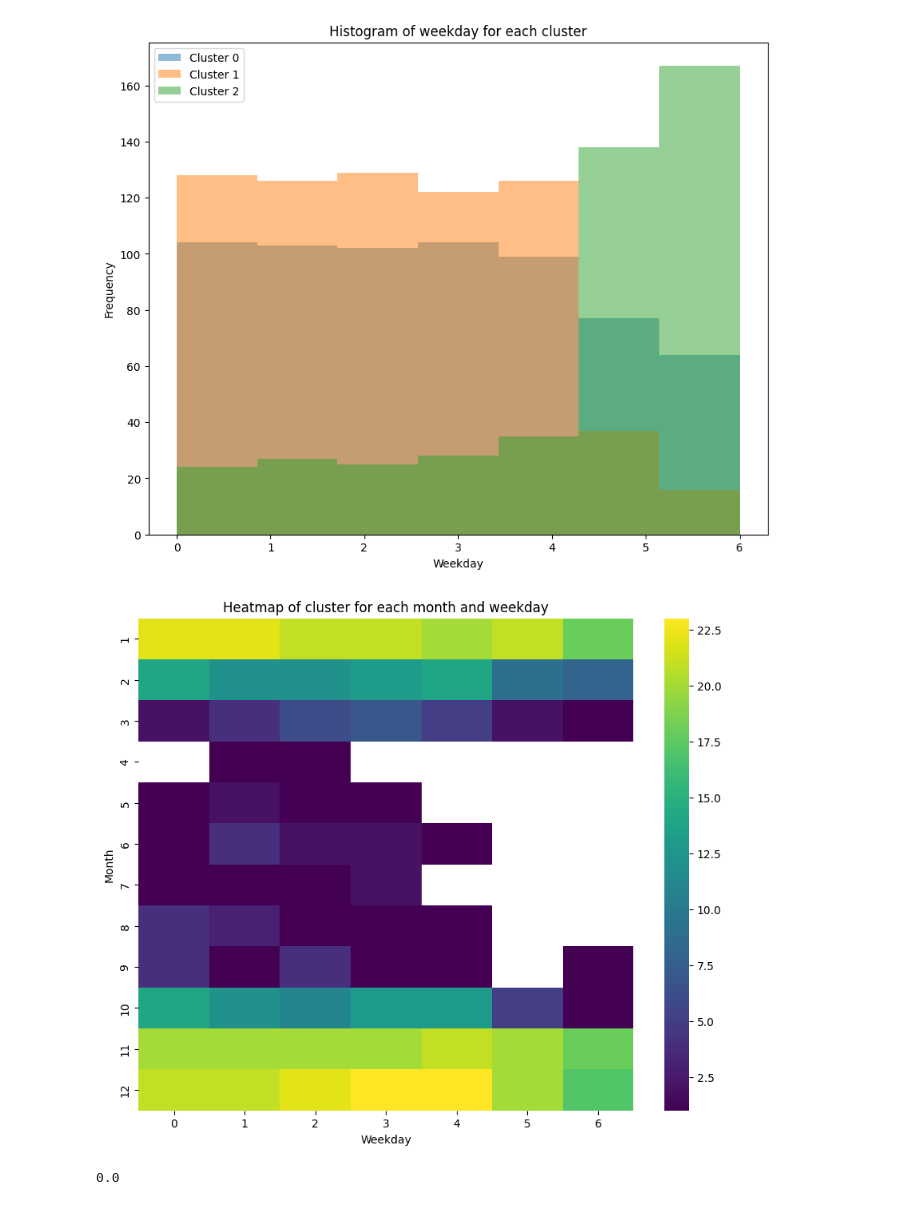
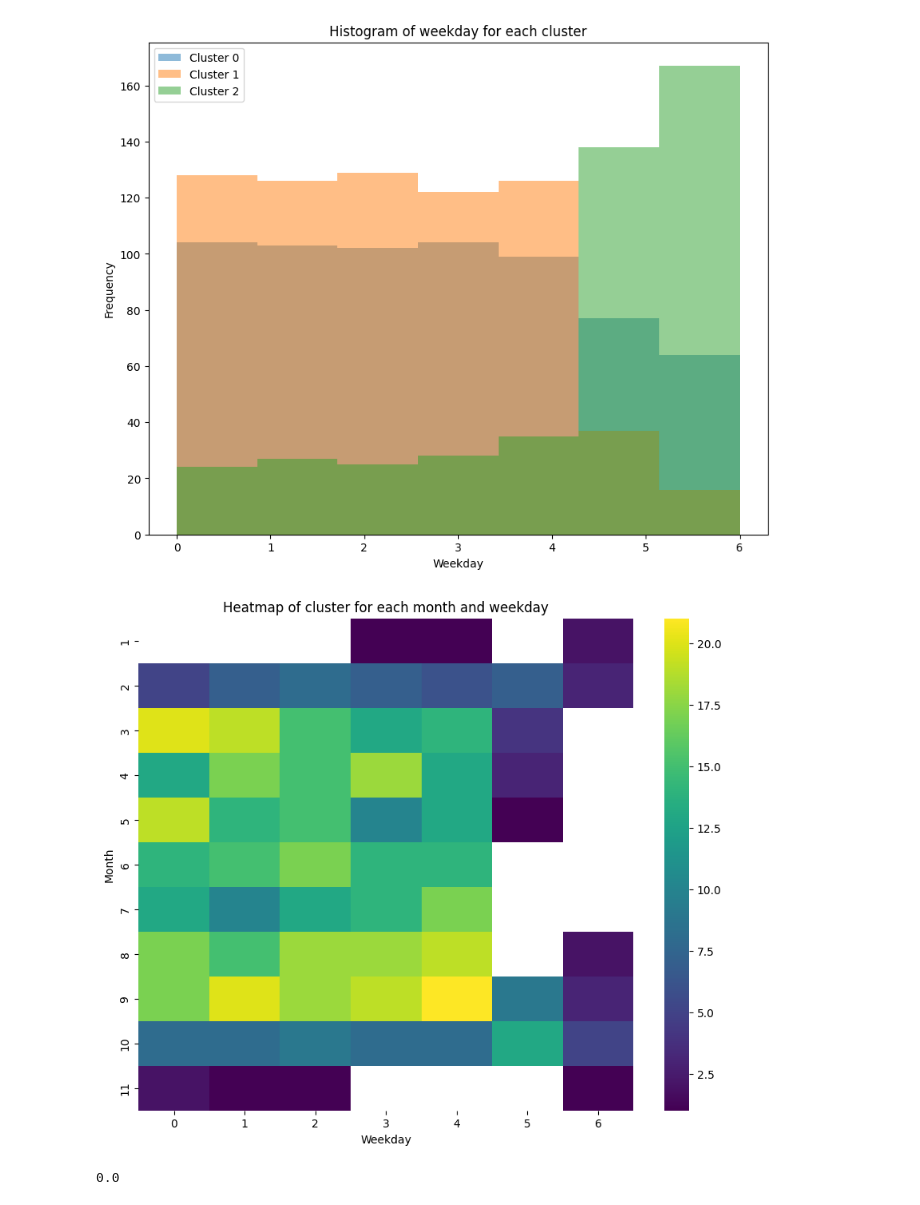
Before and after one commit to Linkschris/AdvancedBA, a Jupyter notebook: Data/plan_generation_Jan.ipynb, the cells around one changed output. Saved outputs shown, nothing was run; the diff lists cells and outputs as text; code cells hidden in the pictures.

```diff
--- a/Data/plan_generation_Jan.ipynb
+++ b/Data/plan_generation_Jan.ipynb
@@ -110,16 +110,16 @@ plt.show()
 [figure]
 # %%
 # make a sns heatmap with weekday and month on the x and y axis and the cluster as the color
-heatmap_data = prices_df[prices_df['cluster'] == 0].pivot_table(index='month', columns='weekday', values='cluster', aggfunc='count')
+heatmap_data = prices_df[prices_df['cluster'] == 1].pivot_table(index='month', columns='weekday', values='cluster', aggfunc='count')
 import seaborn as sns
 plt.figure(figsize=(10, 8))
 sns.heatmap(heatmap_data, cmap='viridis')
 plt.xlabel('Weekday')
 plt.ylabel('Month')
 plt.title('Heatmap of cluster for each month and weekday')
 plt.show()
 # %% [output]
-[figure, old version]
+[figure, new version]
 # %%
 kmeans.cluster_centers_[2].mean()
 # %% [output]
```
Also changed, not shown: parts of 4 cells of this notebook, 1 other file.
